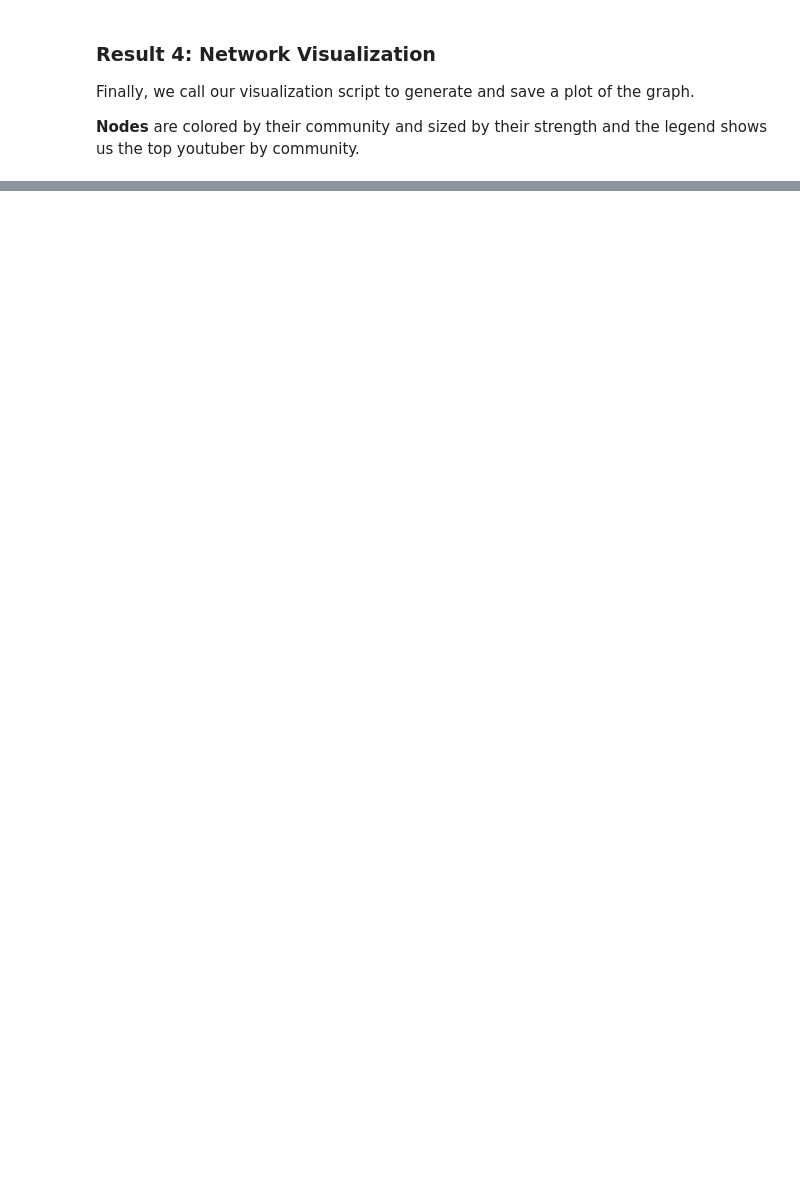
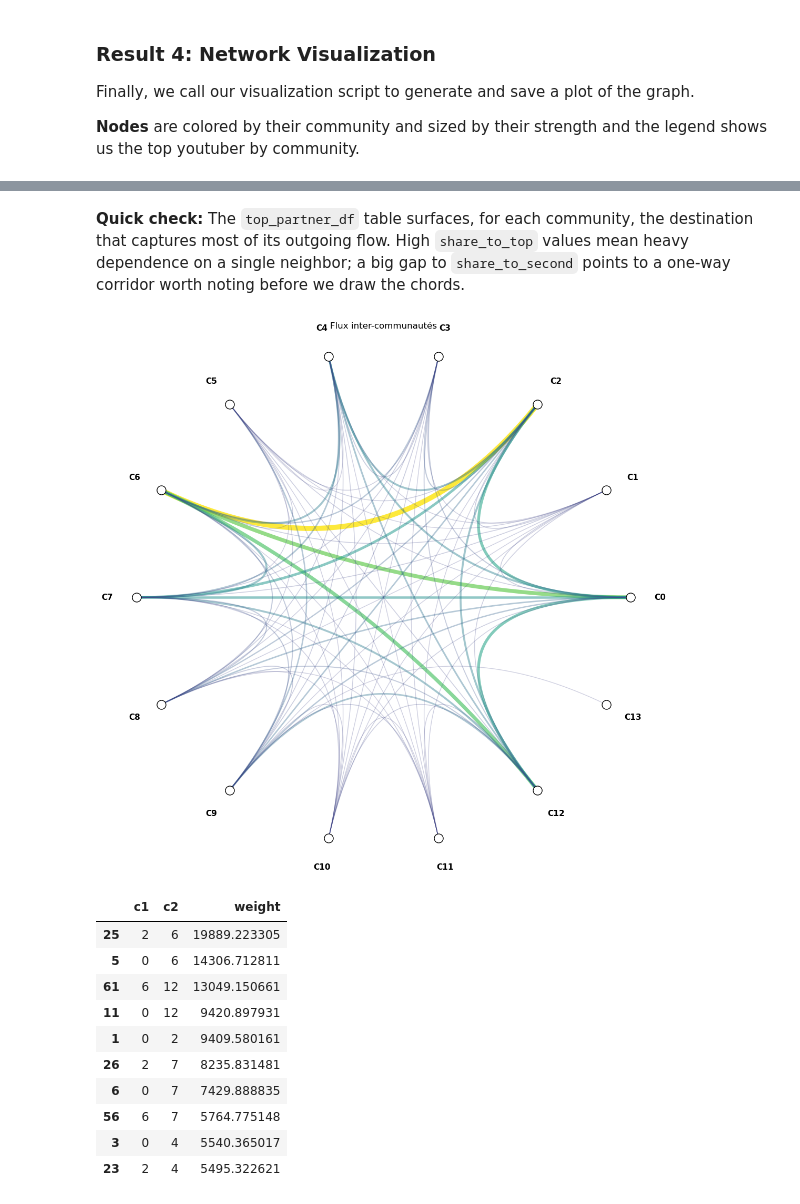
Before and after one commit to epfl-ada/ada-2025-project-zlayjiya, a Jupyter notebook: results.ipynb, the cells around one changed output, grey strips where cells are left out. Cells and saved outputs as stored; diff of their text form; code cells hidden in the pictures; blank space fills up the shorter version.

```diff
--- a/results.ipynb
+++ b/results.ipynb
@@ -269,0 +425,68 @@ Visualization subgraph: 187 nodes, 5014 edges
+# %% [markdown]
+**Quick check:** The `top_partner_df` table surfaces, for each community, the destination that captures most of its outgoing flow. High `share_to_top` values mean heavy dependence on a single neighbor; a big gap to `share_to_second` points to a one-way corridor worth noting before we draw the chords.
+# %%
+import numpy as np
+import matplotlib.pyplot as plt
+
+# Symmetrize flows (ignore direction) and keep the top 100 strongest links
+flows = pair_strength.copy()
+flows = flows[flows["src_comm"] != flows["dst_comm"]]
+flows["a"] = flows[["src_comm", "dst_comm"]].min(axis=1)
+flows["b"] = flows[["src_comm", "dst_comm"]].max(axis=1)
+flows = flows.groupby(["a", "b"], as_index=False)["weight"].sum()
+flows = flows.rename(columns={"a": "c1", "b": "c2"})
+flows = flows.sort_values("weight", ascending=False).head(100)
+
+# Place communities on a circle for the chord layout
+order = sorted(communities_sorted)
+theta = np.linspace(0, 2*np.pi, len(order), endpoint=False)
+coords = {c: (np.cos(t), np.sin(t)) for c, t in zip(order, theta)}
+
+# Style arcs by weight (thicker/darker = stronger flow)
+w = flows["weight"]
+w_norm = (w - w.min()) / (w.max() - w.min() + 1e-9)
+widths = 1.0 + 6 * w_norm
+colors = plt.cm.viridis(0.2 + 0.8 * w_norm)
+alphas = 0.25 + 0.65 * w_norm
+
+fig, ax = plt.subplots(figsize=(11, 11))
+fig.patch.set_facecolor('white')
+ax.set_facecolor('white')
+
+# Draw quadratic arcs via the center to connect pairs
+for (c1, c2, weight), lw, col, a in zip(flows[["c1", "c2", "weight"]].itertuples(index=False, name=None), widths, colors, alphas):
+    x0, y0 = coords[c1]
+    x1, y1 = coords[c2]
+    ctrl = np.array([0, 0])
+    t = np.linspace(0, 1, 150)
+    curve = (1 - t)[:, None]**2 * np.array([x0, y0]) + 2*(1 - t)[:, None]*t[:, None]*ctrl + t[:, None]**2 * np.array([x1, y1])
+    ax.plot(curve[:,0], curve[:,1], color=col, alpha=a, linewidth=lw, solid_capstyle='round')
+
+# Draw community nodes
+for c in order:
+    x, y = coords[c]
+    ax.scatter(x, y, s=150, color="white", edgecolor="black", zorder=3)
+    ax.text(x*1.12, y*1.12, f"C{c}", ha="center", va="center", fontsize=11, weight="bold")
+
+ax.set_aspect('equal')
+ax.axis('off')
+plt.title("Flux inter-communautés", fontsize=12)
+plt.tight_layout()
+plt.savefig("reports/figures/community_chord_simple.png", dpi=150, bbox_inches="tight")
+plt.show()
+
+# Top undirected flows for interpretation
+display(flows.sort_values("weight", ascending=False).head(10))
+# %% [output]
+[figure, added]
+|  | c1 | c2 | weight |
+| 25 | 2 | 6 | 19889.223305 |
+| 5 | 0 | 6 | 14306.712811 |
+| 61 | 6 | 12 | 13049.150661 |
+| 11 | 0 | 12 | 9420.897931 |
+| 1 | 0 | 2 | 9409.580161 |
+| 26 | 2 | 7 | 8235.831481 |
+| 6 | 0 | 7 | 7429.888835 |
+| 56 | 6 | 7 | 5764.775148 |
+| 3 | 0 | 4 | 5540.365017 |
+| 23 | 2 | 4 | 5495.322621 |
```
Also changed, not shown: parts of 28 cells of this notebook.
